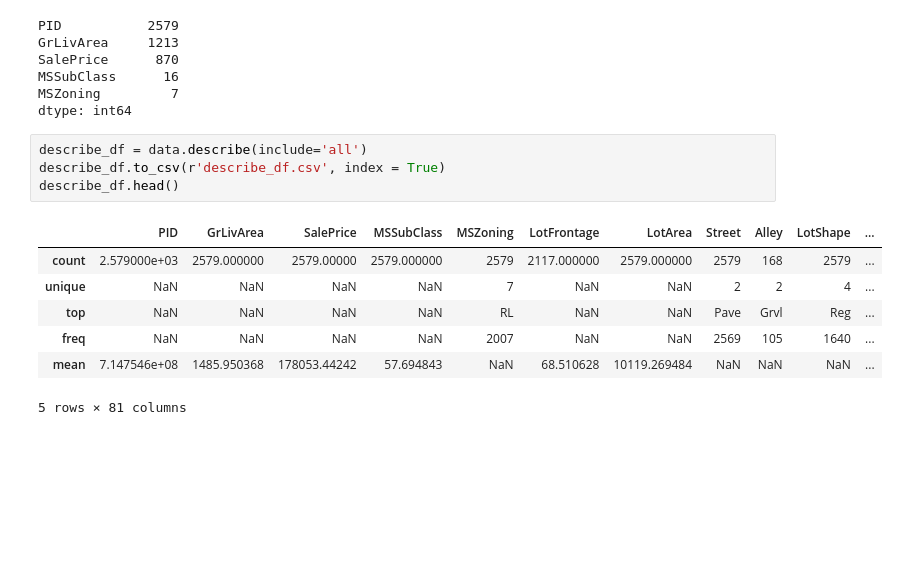
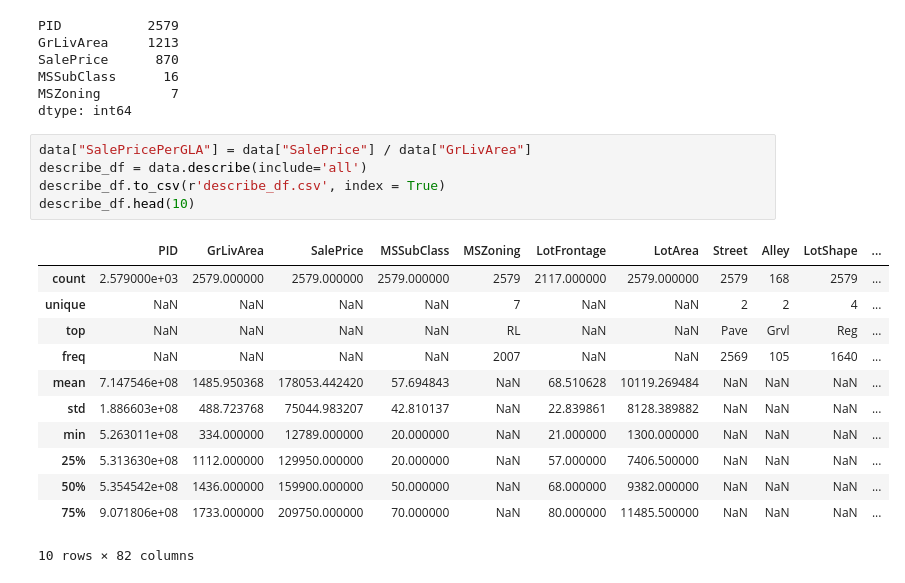
Before and after one commit to aklimchenko/proj3, a Jupyter notebook: House_Market_Data_EDA_Aleksey_Edit.ipynb, the cells around one changed output. Saved outputs shown, nothing was run; the diff lists cells and outputs as text; blank space fills up the shorter version.

Commit message:
Aleksey's EDA of the housing data

```diff
--- a/House_Market_Data_EDA_Aleksey_Edit.ipynb
+++ b/House_Market_Data_EDA_Aleksey_Edit.ipynb
@@ -24,14 +24,20 @@ MSSubClass      16
 MSZoning         7
 dtype: int64
 # %%
+data["SalePricePerGLA"] = data["SalePrice"] / data["GrLivArea"]
 describe_df = data.describe(include='all')
 describe_df.to_csv(r'describe_df.csv', index = True)
-describe_df.head()
+describe_df.head(10)
 # %% [output]
 |  | PID | GrLivArea | SalePrice | MSSubClass | MSZoning | LotFrontage | LotArea | Street | Alley | LotShape | ... |
-| count | 2.579000e+03 | 2579.000000 | 2579.00000 | 2579.000000 | 2579 | 2117.000000 | 2579.000000 | 2579 | 168 | 2579 | ... |
+| count | 2.579000e+03 | 2579.000000 | 2579.000000 | 2579.000000 | 2579 | 2117.000000 | 2579.000000 | 2579 | 168 | 2579 | ... |
 | unique | NaN | NaN | NaN | NaN | 7 | NaN | NaN | 2 | 2 | 4 | ... |
 | top | NaN | NaN | NaN | NaN | RL | NaN | NaN | Pave | Grvl | Reg | ... |
 | freq | NaN | NaN | NaN | NaN | 2007 | NaN | NaN | 2569 | 105 | 1640 | ... |
-| mean | 7.147546e+08 | 1485.950368 | 178053.44242 | 57.694843 | NaN | 68.510628 | 10119.269484 | NaN | NaN | NaN | ... |
+| mean | 7.147546e+08 | 1485.950368 | 178053.442420 | 57.694843 | NaN | 68.510628 | 10119.269484 | NaN | NaN | NaN | ... |
+| std | 1.886603e+08 | 488.723768 | 75044.983207 | 42.810137 | NaN | 22.839861 | 8128.389882 | NaN | NaN | NaN | ... |
+| min | 5.263011e+08 | 334.000000 | 12789.000000 | 20.000000 | NaN | 21.000000 | 1300.000000 | NaN | NaN | NaN | ... |
+| 25% | 5.313630e+08 | 1112.000000 | 129950.000000 | 20.000000 | NaN | 57.000000 | 7406.500000 | NaN | NaN | NaN | ... |
+| 50% | 5.354542e+08 | 1436.000000 | 159900.000000 | 50.000000 | NaN | 68.000000 | 9382.000000 | NaN | NaN | NaN | ... |
+| 75% | 9.071806e+08 | 1733.000000 | 209750.000000 | 70.000000 | NaN | 80.000000 | 11485.500000 | NaN | NaN | NaN | ... |
-5 rows × 81 columns
+10 rows × 82 columns
```
Also changed, not shown: parts of 23 cells of this notebook, 1 other file.
